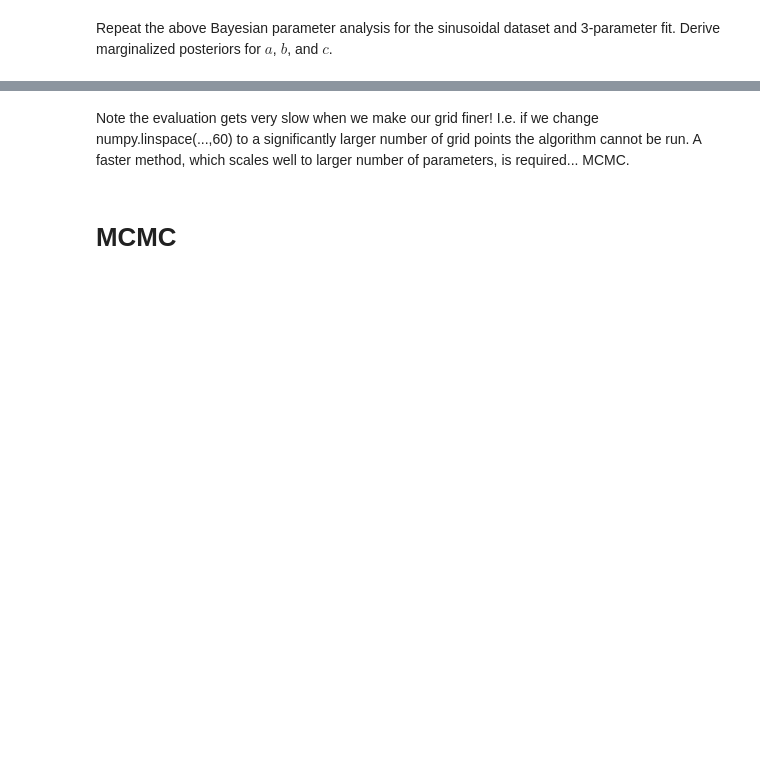
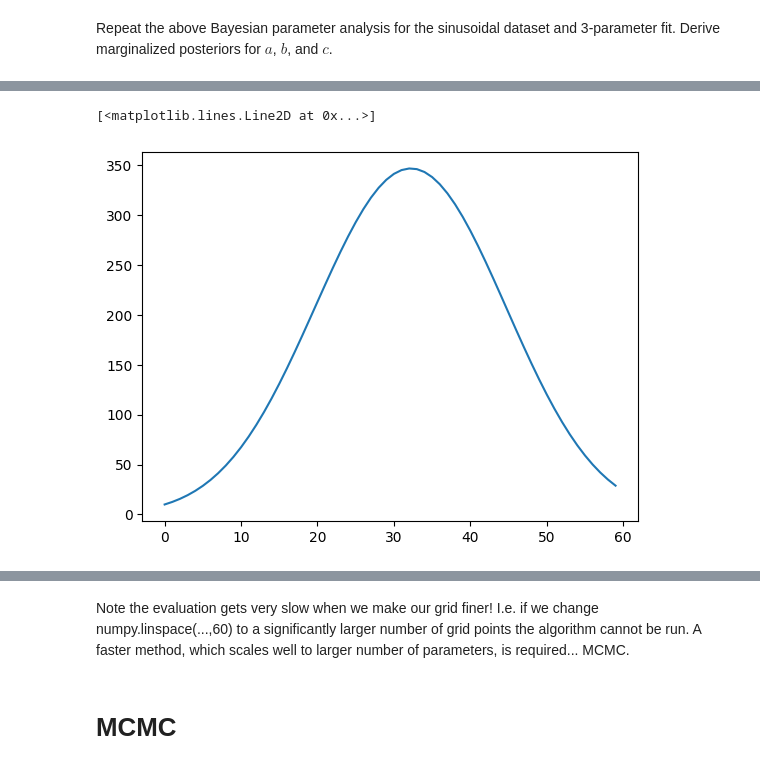
Before and after one commit to muskan097/Cambridge-Training---Data-Science, a Jupyter notebook: courseInfosysNotebookFinal.ipynb, the cells around one changed output, grey strips where cells are left out. Saved outputs shown, nothing was run; the diff lists cells and outputs as text; code cells hidden in the pictures; blank space fills up the shorter version.

```diff
--- a/courseInfosysNotebookFinal.ipynb
+++ b/courseInfosysNotebookFinal.ipynb
@@ -269,0 +291,5 @@ p_a_marg = numpy.sum(ongrid2,axis=(1,2))
+# %%
+plt.plot(p_b_marg)
+# %% [output]
+[<matplotlib.lines.Line2D at 0x...>]
+[figure, added]
```
Also changed, not shown: parts of 8 cells of this notebook.
